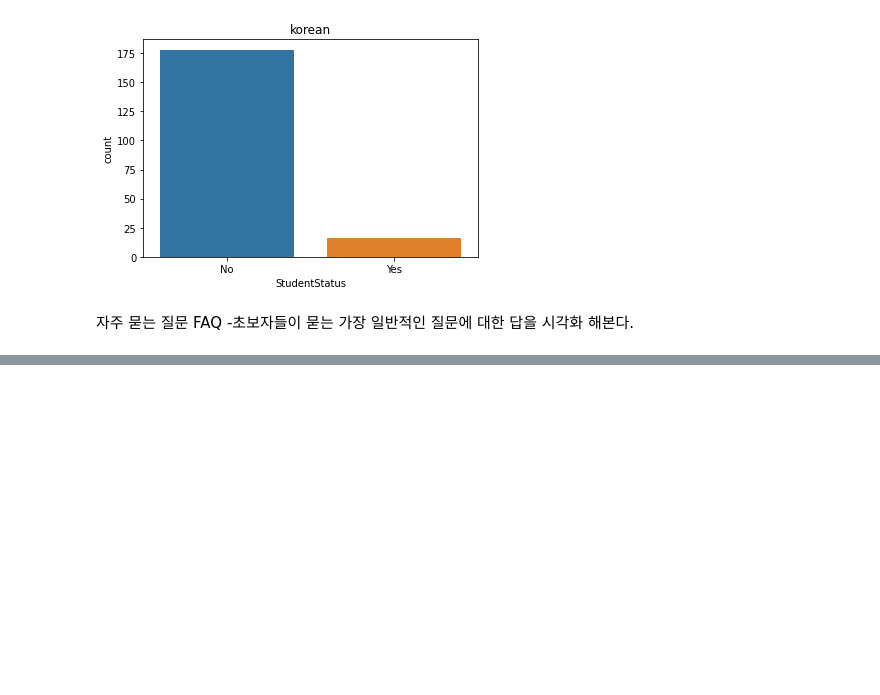
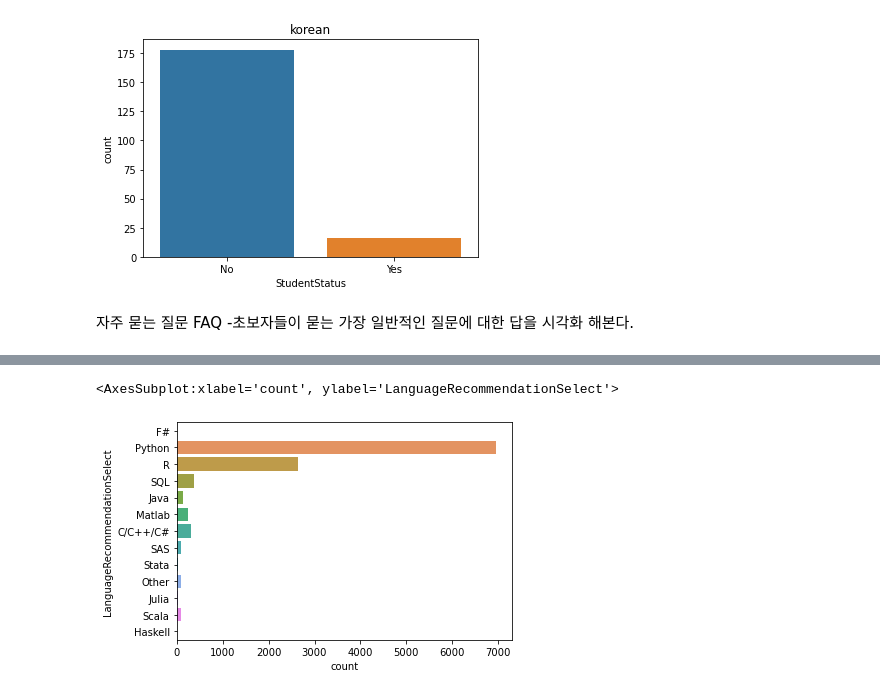
Before and after one commit to hdonghun/Python_analysis-visualization, a Jupyter notebook: Kaggle 실습으로 배우는 데이터 사이언스.ipynb, the cells around one changed output, grey strips where cells are left out. Saved outputs shown, nothing was run; the diff lists cells and outputs as text; code cells hidden in the pictures; blank space fills up the shorter version.

```diff
--- a/Kaggle 실습으로 배우는 데이터 사이언스.ipynb
+++ b/Kaggle 실습으로 배우는 데이터 사이언스.ipynb
@@ -266,0 +287,5 @@ plt.show()
+# %%
+sns.countplot( data = mcq, y='LanguageRecommendationSelect')
+# %% [output]
+<AxesSubplot:xlabel='count', ylabel='LanguageRecommendationSelect'>
+[figure, added]
```
Also changed, not shown: parts of 35 cells of this notebook.
